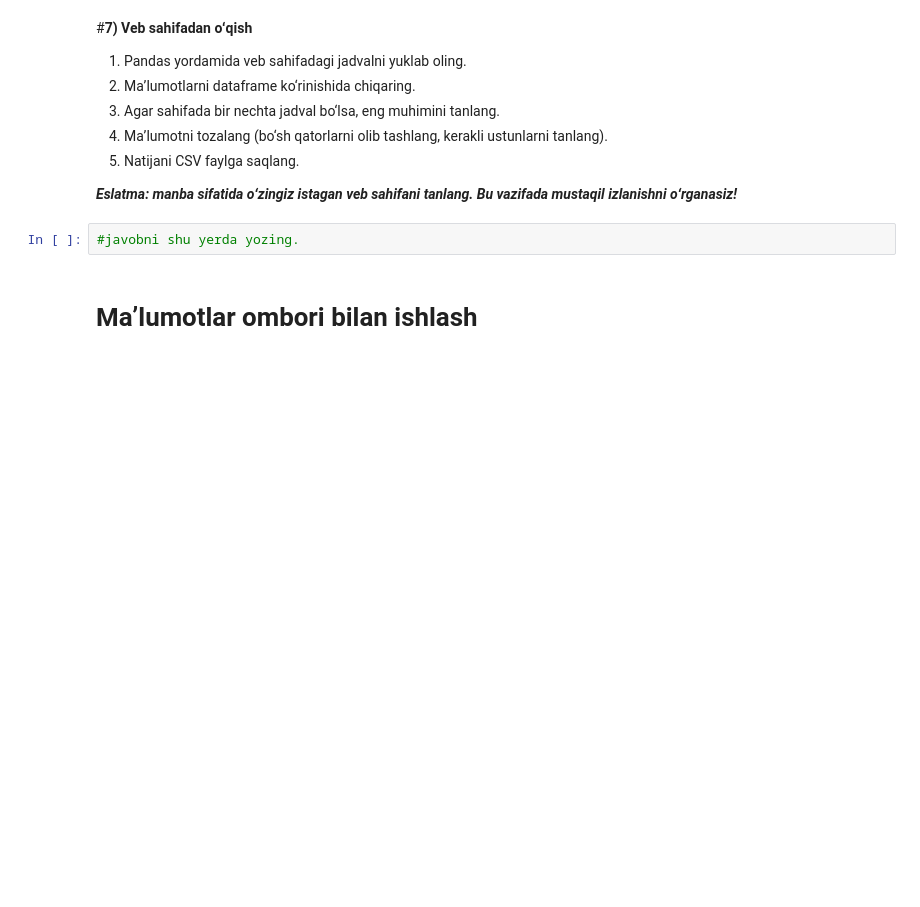
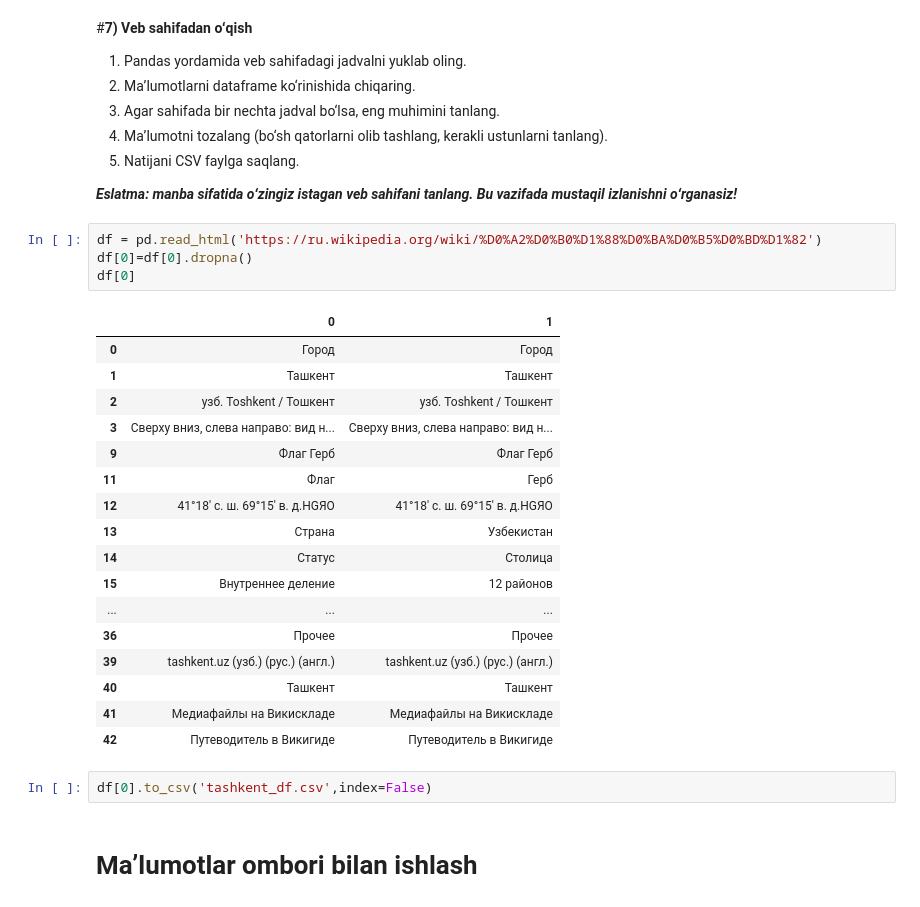
Before and after one commit to IlyasNasirov/notebook, a Jupyter notebook: 10_MAʼLUMOTLARGA_ISHLOV_BERISH_10_25_YAKUNIY_AMALIY_VAZIFA.ipynb, the cells around one changed output. Cells and saved outputs as stored; diff of their text form; blank space fills up the shorter version.

```diff
--- a/10_MAʼLUMOTLARGA_ISHLOV_BERISH_10_25_YAKUNIY_AMALIY_VAZIFA.ipynb
+++ b/10_MAʼLUMOTLARGA_ISHLOV_BERISH_10_25_YAKUNIY_AMALIY_VAZIFA.ipynb
@@ -165,8 +161,30 @@ KeyError: 'usd'
 5. Natijani CSV faylga saqlang.
 
 ***Eslatma: manba sifatida oʻzingiz istagan veb sahifani tanlang. Bu vazifada mustaqil izlanishni oʻrganasiz!***
-# %%
-#javobni shu yerda yozing.
+# %%
+df = pd.read_html('https://ru.wikipedia.org/wiki/%D0%A2%D0%B0%D1%88%D0%BA%D0%B5%D0%BD%D1%82')
+df[0]=df[0].dropna()
+df[0]
+# %% [output]
+|  | 0 | 1 |
+| 0 | Город | Город |
+| 1 | Ташкент | Ташкент |
+| 2 | узб. Toshkent / Тошкент | узб. Toshkent / Тошкент |
+| 3 | Сверху вниз, слева направо: вид н... | Сверху вниз, слева направо: вид н... |
+| 9 | Флаг Герб | Флаг Герб |
+| 11 | Флаг | Герб |
+| 12 | 41°18′ с. ш. 69°15′ в. д.HGЯO | 41°18′ с. ш. 69°15′ в. д.HGЯO |
+| 13 | Страна | Узбекистан |
+| 14 | Статус | Столица |
+| 15 | Внутреннее деление | 12 районов |
+| ... | ... | ... |
+| 36 | Прочее | Прочее |
+| 39 | tashkent.uz (узб.) (рус.) (англ.) | tashkent.uz (узб.) (рус.) (англ.) |
+| 40 | Ташкент | Ташкент |
+| 41 | Медиафайлы на Викискладе | Медиафайлы на Викискладе |
+| 42 | Путеводитель в Викигиде | Путеводитель в Викигиде |
+# %%
+df[0].to_csv('tashkent_df.csv',index=False)
 # %% [markdown]
 # **Maʼlumotlar ombori bilan ishlash**
 # %% [markdown]
```
Also changed, not shown: parts of 46 cells of this notebook.
